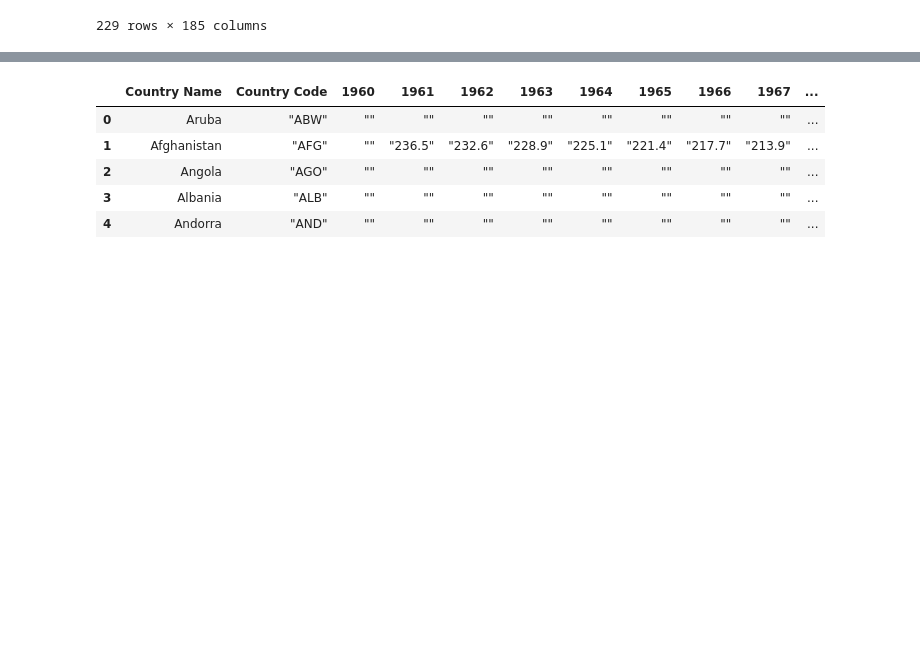
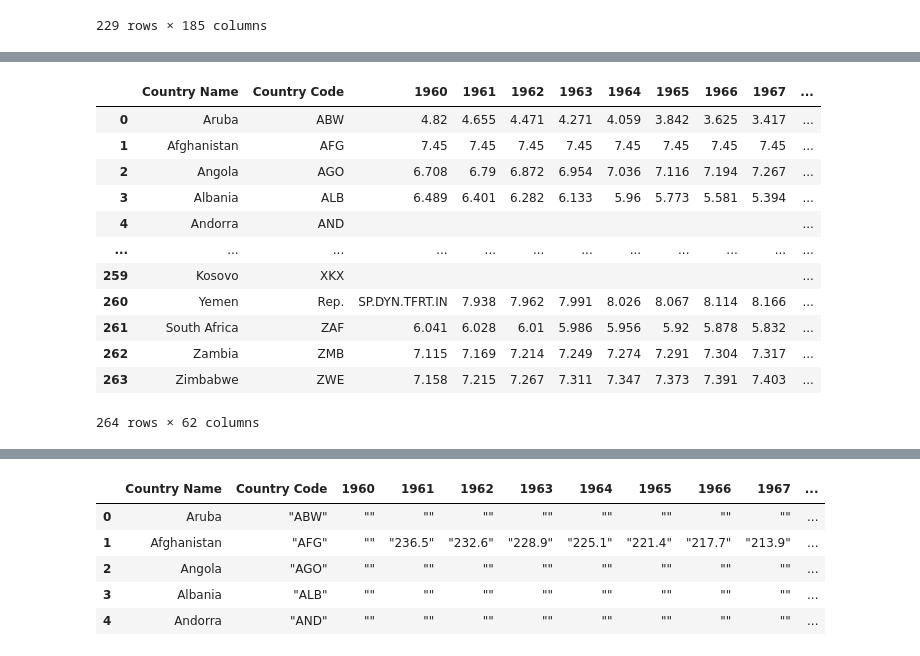
Before and after one commit to ta-data-bcn/Project-Week-5-Your-Own-Project, a Jupyter notebook: your-project/Gathering_data.ipynb, the cells around one changed output, grey strips where cells are left out. Drawn from its saved outputs; the diff is of its cells as text; code cells hidden in the pictures; blank space fills up the shorter version.

```diff
--- a/your-project/Gathering_data.ipynb
+++ b/your-project/Gathering_data.ipynb
@@ -129,0 +165,18 @@ ParserError: Error tokenizing data. C error: Expected 3 fields in line 5, saw 65
+# %%
+column_name = fertility_df.columns[0]
+fertility_df[column_name] = fertility_df[column_name].apply(comma_remover)
+# %%
+column = fertility_df.columns[0].split(',')
+columns = []
+for i in column:
+    text = re.sub('"', '', i)
+    if text:
+        columns.append(text)
+
+columns.append('')
+columns.append('')
+# %%
+fertility_df[columns] = fertility_df[column_name].str.split(',', expand=True)
+# %%
+fertility_df.drop(columns = [column_name, 'Indicator Code', 'Indicator Name', ''], inplace=True)
+fertility_df.head()
@@ -129,0 +191,23 @@ ParserError: Error tokenizing data. C error: Expected 3 fields in line 5, saw 65
+# %%
+def cleaner(string):
+    return re.sub('"', '', string)
+
+columns_new = list(fertility_df.columns)
+for i in columns_new:
+    fertility_df[i] = fertility_df[i].apply(cleaner)
+
+fertility_df
+# %% [output]
+|  | Country Name | Country Code | 1960 | 1961 | 1962 | 1963 | 1964 | 1965 | 1966 | 1967 | ... |
+| 0 | Aruba | ABW | 4.82 | 4.655 | 4.471 | 4.271 | 4.059 | 3.842 | 3.625 | 3.417 | ... |
+| 1 | Afghanistan | AFG | 7.45 | 7.45 | 7.45 | 7.45 | 7.45 | 7.45 | 7.45 | 7.45 | ... |
+| 2 | Angola | AGO | 6.708 | 6.79 | 6.872 | 6.954 | 7.036 | 7.116 | 7.194 | 7.267 | ... |
+| 3 | Albania | ALB | 6.489 | 6.401 | 6.282 | 6.133 | 5.96 | 5.773 | 5.581 | 5.394 | ... |
+| 4 | Andorra | AND |  |  |  |  |  |  |  |  | ... |
+| ... | ... | ... | ... | ... | ... | ... | ... | ... | ... | ... | ... |
+| 259 | Kosovo | XKX |  |  |  |  |  |  |  |  | ... |
+| 260 | Yemen | Rep. | SP.DYN.TFRT.IN | 7.938 | 7.962 | 7.991 | 8.026 | 8.067 | 8.114 | 8.166 | ... |
+| 261 | South Africa | ZAF | 6.041 | 6.028 | 6.01 | 5.986 | 5.956 | 5.92 | 5.878 | 5.832 | ... |
+| 262 | Zambia | ZMB | 7.115 | 7.169 | 7.214 | 7.249 | 7.274 | 7.291 | 7.304 | 7.317 | ... |
+| 263 | Zimbabwe | ZWE | 7.158 | 7.215 | 7.267 | 7.311 | 7.347 | 7.373 | 7.391 | 7.403 | ... |
+264 rows × 62 columns
```
Also changed, not shown: parts of 20 cells of this notebook.
